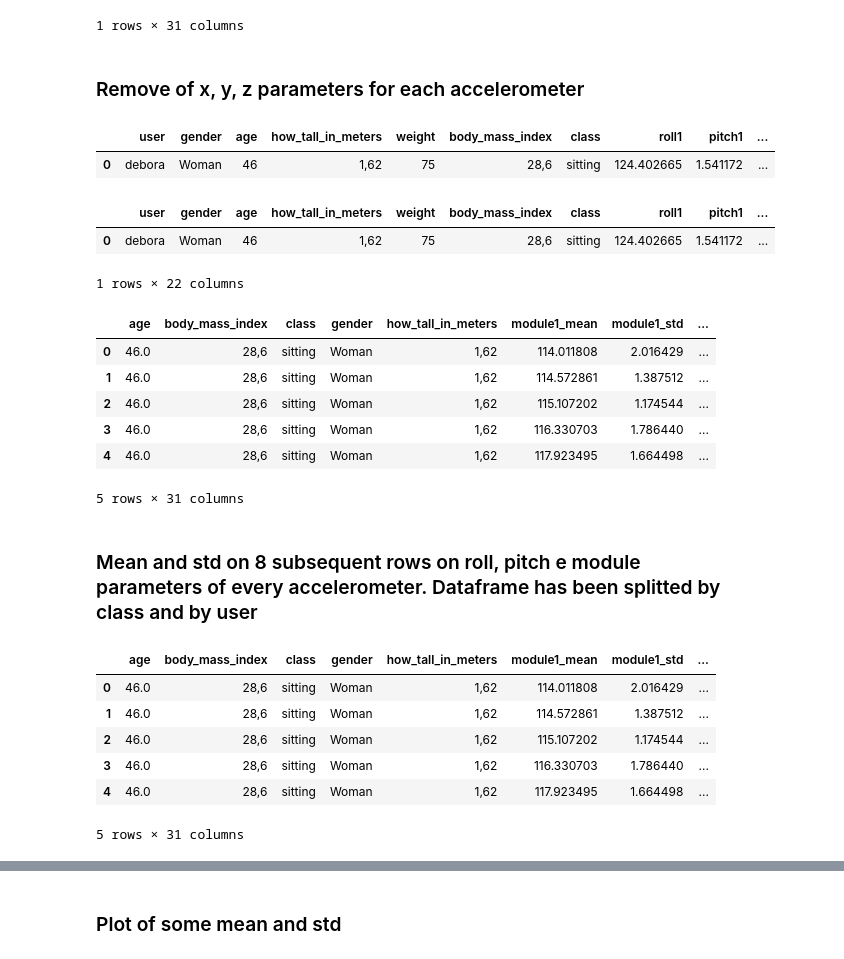
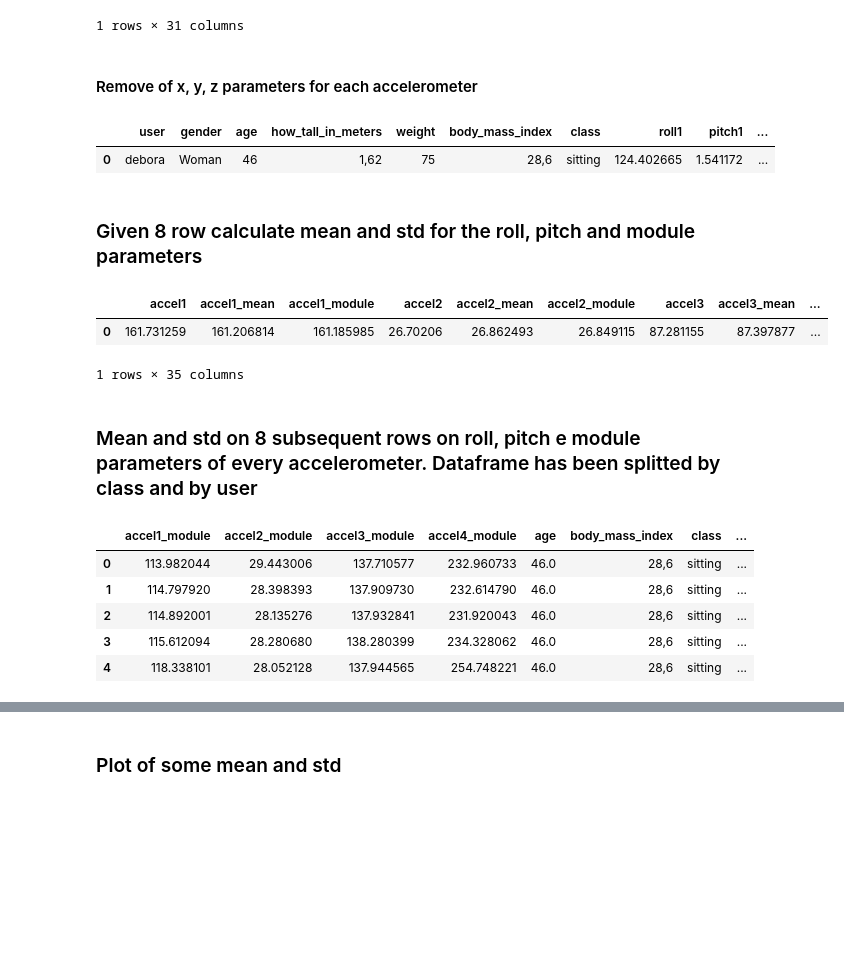
Before and after one commit to MarcoFagioli/project_AAL, a Jupyter notebook: data/data_manipulation.ipynb, the cells around one changed output, grey strips where cells are left out. Cells and saved outputs as stored; diff of their text form; code cells hidden in the pictures; blank space fills up the shorter version.

```diff
--- a/data/data_manipulation.ipynb
+++ b/data/data_manipulation.ipynb
@@ -10,19 +11,19 @@ df = pd.read_csv('original_dataset.csv', sep = ';')
 # %%
 df['roll1'] = pd.Series(180/np.pi*(np.arctan2(df['y1'], df['z1'])))
 df['pitch1'] = pd.Series(180/np.pi*(np.arctan2(-df['x1'], np.sqrt(np.power(df['y1'], 2) + np.power(df['z1'], 2)))))
-df['module1'] = pd.Series(np.sqrt(np.power(df['x1'], 2) + np.power(df['y1'], 2) + np.power(df['z1'], 2)))
+df['accel1'] = pd.Series(np.sqrt(np.power(df['x1'], 2) + np.power(df['y1'], 2) + np.power(df['z1'], 2)))
 
 df['roll2'] = pd.Series(180/np.pi*(np.arctan2(df['y2'], df['z2'])))
 df['pitch2'] = pd.Series(180/np.pi*(np.arctan2(-df['x2'], np.sqrt(np.power(df['y2'], 2) + np.power(df['z2'], 2)))))
-df['module2'] = pd.Series(np.sqrt(np.power(df['x2'], 2) + np.power(df['y2'], 2) + np.power(df['z2'], 2)))
+df['accel2'] = pd.Series(np.sqrt(np.power(df['x2'], 2) + np.power(df['y2'], 2) + np.power(df['z2'], 2)))
 
 df['roll3'] = pd.Series(180/np.pi*(np.arctan2(df['y3'], df['z3'])))
 df['pitch3'] = pd.Series(180/np.pi*(np.arctan2(-df['x3'], np.sqrt(np.power(df['y3'], 2) + np.power(df['z3'], 2)))))
-df['module3'] = pd.Series(np.sqrt(np.power(df['x3'], 2) + np.power(df['y3'], 2) + np.power(df['z3'], 2)))
+df['accel3'] = pd.Series(np.sqrt(np.power(df['x3'], 2) + np.power(df['y3'], 2) + np.power(df['z3'], 2)))
 
 df['roll4'] = pd.Series(180/np.pi*(np.arctan2(df['y4'], df['z4'])))
 df['pitch4'] = pd.Series(180/np.pi*(np.arctan2(-df['x4'], np.sqrt(np.power(df['y4'], 2) + np.power(df['z4'], 2)))))
-df['module4'] = pd.Series(np.sqrt(np.power(df['x4'], 2) + np.power(df['y4'], 2) + np.power(df['z4'], 2)))
+df['accel4'] = pd.Series(np.sqrt(np.power(df['x4'], 2) + np.power(df['y4'], 2) + np.power(df['z4'], 2)))
 
 df.head(1)
 # %% [output]
@@ -30,7 +31,7 @@ df.head(1)
 | 0 | debora | Woman | 46 | 1,62 | 75 | 28,6 | -3 | 92 | -63 | ... |
 1 rows × 31 columns
 # %% [markdown]
-### Remove of x, y, z parameters for each accelerometer
+#### Remove of x, y, z parameters for each accelerometer
 # %%
 df = df.drop(labels = ['x1', 'y1', 'z1'], axis = 1)
 df = df.drop(labels = ['x2', 'y2', 'z2'], axis = 1)
@@ -41,48 +42,45 @@ df.head(1)
 # %% [output]
 |  | user | gender | age | how_tall_in_meters | weight | body_mass_index | class | roll1 | pitch1 | ... |
 | 0 | debora | Woman | 46 | 1,62 | 75 | 28,6 | sitting | 124.402665 | 1.541172 | ... |
-# %%
-df['mean_roll'] = pd.Series((df['roll1'] + df['roll2'] + df['roll3'] + df['roll4'])/4)
-df['mean_pitch'] = pd.Series((df['pitch1'] + df['pitch2'] + df['pitch3'] + df['pitch4'])/4)
-df['mean_module'] = pd.Series((df['module1'] + df['module2'] + df['module3'] + df['module4'])/4)
-
-df.head(1)
-# %% [output]
-|  | user | gender | age | how_tall_in_meters | weight | body_mass_index | class | roll1 | pitch1 | ... |
-| 0 | debora | Woman | 46 | 1,62 | 75 | 28,6 | sitting | 124.402665 | 1.541172 | ... |
-1 rows × 22 columns
+# %% [markdown]
+### Given 8 row calculate mean and std for the roll, pitch and module parameters
 # %%
-# Given 8 row calculate mean and std for the roll, pitch and module parameters
 def make_mean_variance(dataframe):
-
     new_row = {}
 
     for field in ['user', 'gender', 'age', 'how_tall_in_meters', 'weight', 'body_mass_index', 'class']:
         new_row[field] = dataframe[field].iloc[0]
 
-    for field in ['roll1', 'pitch1', 'module1', 'roll2', 'pitch2', 'module2', \
-                 'roll3', 'pitch3', 'module3', 'roll4', 'pitch4', 'module4']:
-        new_row[str(f'{field}_mean')] = dataframe[field].mean()
-        new_row[str(f'{field}_std')] = dataframe[field].std()
+    for field in ['roll1', 'pitch1', 'roll2', 'pitch2', 'roll3', 'pitch3','roll4', 'pitch4']:
+        new_row[str(f'{field}_var')] = dataframe[field].var()
+    #for field in ['accel1', 'accel2', 'accel3', 'accel4']:
+    #    new_row[str(f'{field}_mean')] = dataframe[field].mean()
+
+    for i in range (1, 5):
+        x_list = dataframe[f'x{i}']
+        y_list = dataframe[f'y{i}']
+        z_list = dataframe[f'z{i}']
+        x = x_list.sum()
+        y = y_list.sum()
+        z = z_list.sum()
+
+        new_row[str(f'accel{i}_module')] = np.sqrt(np.power(x, 2) + np.power(y, 2) + np.power(z, 2))/x_list.shape[0]
 
     return new_row
 # %%
-sitting = df.loc[df['class'] == 'sitting']
-n_instance = sitting.shape[0]
+sittingdown = df.loc[df['class'] == 'sittingdown']
+sittingdown_user = df.loc[df['user'] == 'jose_carlos']
+n_instance = sittingdown_user.shape[0]
 avg_df = pd.DataFrame()
 
-for i in range(int(np.ceil(n_instance/8))):
-    avg_df = avg_df.append(make_mean_variance(sitting[i*8:min((i+1)*8, n_instance)]), ignore_index=True)
+for i in range(int(np.ceil(n_instance/7))):
+    avg_df = avg_df.append(make_mean_variance(sittingdown_user[i*7:min((i+1)*7+1, n_instance)]), ignore_index=True)
 
-avg_df.head()
+avg_df.head(1)
 # %% [output]
-|  | age | body_mass_index | class | gender | how_tall_in_meters | module1_mean | module1_std | ... |
-| 0 | 46.0 | 28,6 | sitting | Woman | 1,62 | 114.011808 | 2.016429 | ... |
-| 1 | 46.0 | 28,6 | sitting | Woman | 1,62 | 114.572861 | 1.387512 | ... |
-| 2 | 46.0 | 28,6 | sitting | Woman | 1,62 | 115.107202 | 1.174544 | ... |
-| 3 | 46.0 | 28,6 | sitting | Woman | 1,62 | 116.330703 | 1.786440 | ... |
-| 4 | 46.0 | 28,6 | sitting | Woman | 1,62 | 117.923495 | 1.664498 | ... |
+|  | accel1 | accel1_mean | accel1_module | accel2 | accel2_mean | accel2_module | accel3 | accel3_mean | ... |
+| 0 | 161.731259 | 161.206814 | 161.185985 | 26.70206 | 26.862493 | 26.849115 | 87.281155 | 87.397877 | ... |
-5 rows × 31 columns
+1 rows × 35 columns
 # %% [markdown]
 ### Mean and std on 8 subsequent rows on roll, pitch e module parameters of every accelerometer. Dataframe has been splitted by class and by user
 # %%
@@ -95,15 +93,14 @@ for classe in df['class'].unique():
         class_user_df = class_df.loc[class_df['user'] == user]
         n_instance = class_user_df.shape[0]
 
-        for i in range(int(np.ceil(n_instance/8))):
-            avg_df = avg_df.append(make_mean_variance(class_user_df[i*8:min((i+1)*8, n_instance)]), ignore_index=True)
+        for i in range(int(np.ceil(n_instance/7))):
+            avg_df = avg_df.append(make_mean_variance(class_user_df[i*7:min((i+1)*7+1, n_instance)]), ignore_index=True)
 
 avg_df.head()
 # %% [output]
-|  | age | body_mass_index | class | gender | how_tall_in_meters | module1_mean | module1_std | ... |
-| 0 | 46.0 | 28,6 | sitting | Woman | 1,62 | 114.011808 | 2.016429 | ... |
-| 1 | 46.0 | 28,6 | sitting | Woman | 1,62 | 114.572861 | 1.387512 | ... |
-| 2 | 46.0 | 28,6 | sitting | Woman | 1,62 | 115.107202 | 1.174544 | ... |
-| 3 | 46.0 | 28,6 | sitting | Woman | 1,62 | 116.330703 | 1.786440 | ... |
-| 4 | 46.0 | 28,6 | sitting | Woman | 1,62 | 117.923495 | 1.664498 | ... |
+|  | accel1_module | accel2_module | accel3_module | accel4_module | age | body_mass_index | class | ... |
+| 0 | 113.982044 | 29.443006 | 137.710577 | 232.960733 | 46.0 | 28,6 | sitting | ... |
+| 1 | 114.797920 | 28.398393 | 137.909730 | 232.614790 | 46.0 | 28,6 | sitting | ... |
+| 2 | 114.892001 | 28.135276 | 137.932841 | 231.920043 | 46.0 | 28,6 | sitting | ... |
+| 3 | 115.612094 | 28.280680 | 138.280399 | 234.328062 | 46.0 | 28,6 | sitting | ... |
+| 4 | 118.338101 | 28.052128 | 137.944565 | 254.748221 | 46.0 | 28,6 | sitting | ... |
-5 rows × 31 columns
```
Also changed, not shown: parts of 17 cells of this notebook, 1 other file.
